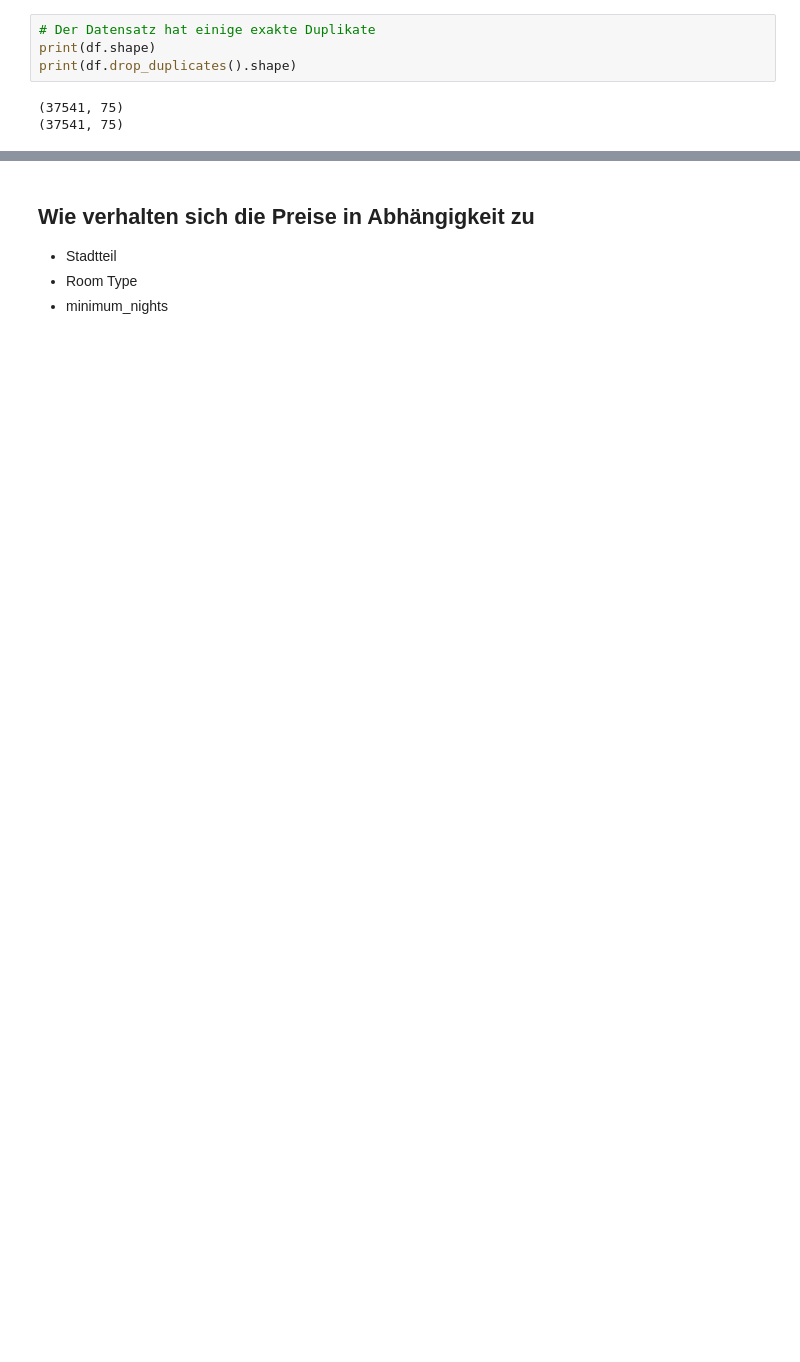
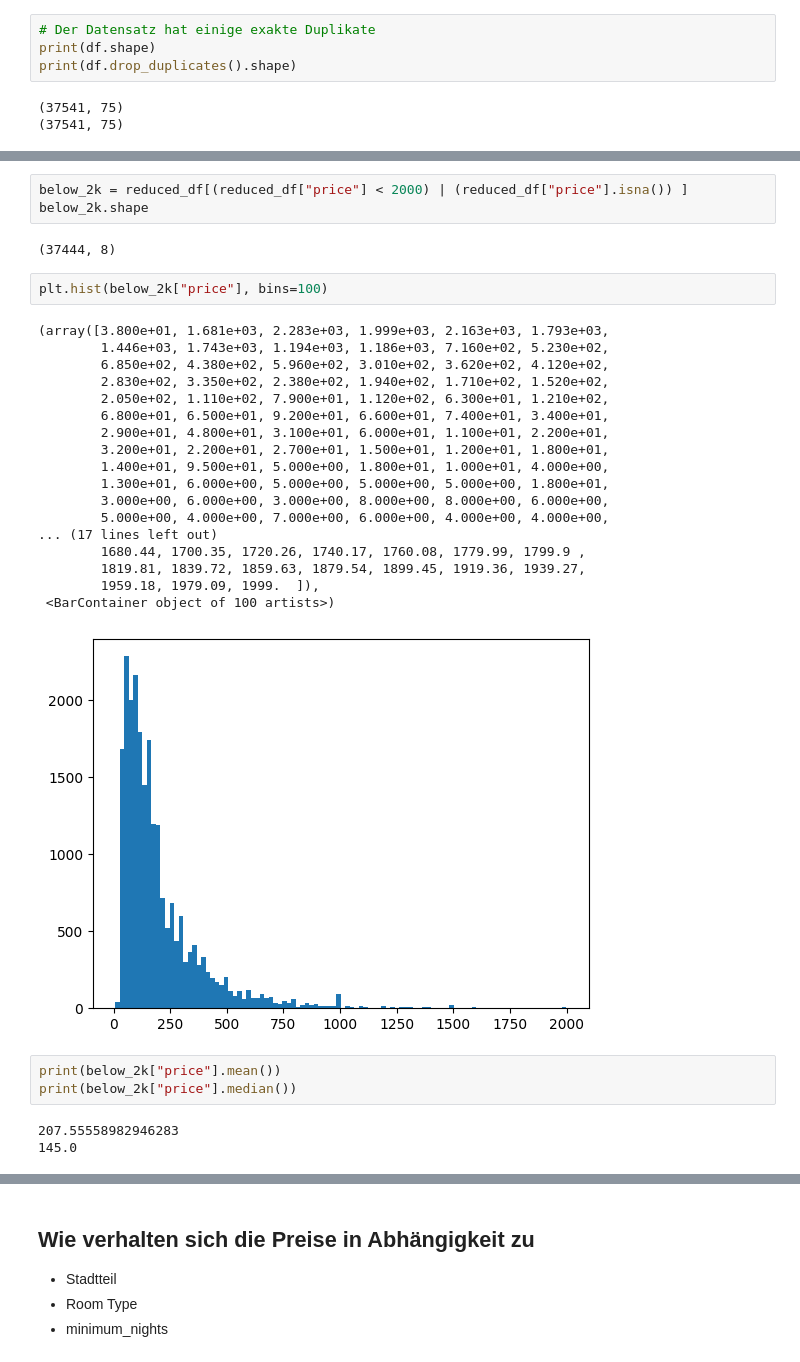
Before and after one commit to co-dex-gmbh/python-data-science-g5, a Jupyter notebook: woche1/airbnb/notebooks/live-original-11-12-2024.ipynb, the cells around one changed output, grey strips where cells are left out. Drawn from its saved outputs; the diff is of its cells as text; blank space fills up the shorter version.

```diff
--- a/woche1/airbnb/notebooks/live-original-11-12-2024.ipynb
+++ b/woche1/airbnb/notebooks/live-original-11-12-2024.ipynb
@@ -94 +270,33 @@ sns.boxplot(df["price"])
+# %%
+below_2k = reduced_df[(reduced_df["price"] < 2000) | (reduced_df["price"].isna()) ]
+below_2k.shape
+# %% [output]
+(37444, 8)
+# %%
+plt.hist(below_2k["price"], bins=100)
+# %% [output]
+(array([3.800e+01, 1.681e+03, 2.283e+03, 1.999e+03, 2.163e+03, 1.793e+03,
+        1.446e+03, 1.743e+03, 1.194e+03, 1.186e+03, 7.160e+02, 5.230e+02,
+        6.850e+02, 4.380e+02, 5.960e+02, 3.010e+02, 3.620e+02, 4.120e+02,
+        2.830e+02, 3.350e+02, 2.380e+02, 1.940e+02, 1.710e+02, 1.520e+02,
+        2.050e+02, 1.110e+02, 7.900e+01, 1.120e+02, 6.300e+01, 1.210e+02,
+        6.800e+01, 6.500e+01, 9.200e+01, 6.600e+01, 7.400e+01, 3.400e+01,
+        2.900e+01, 4.800e+01, 3.100e+01, 6.000e+01, 1.100e+01, 2.200e+01,
+        3.200e+01, 2.200e+01, 2.700e+01, 1.500e+01, 1.200e+01, 1.800e+01,
+        1.400e+01, 9.500e+01, 5.000e+00, 1.800e+01, 1.000e+01, 4.000e+00,
+        1.300e+01, 6.000e+00, 5.000e+00, 5.000e+00, 5.000e+00, 1.800e+01,
+        3.000e+00, 6.000e+00, 3.000e+00, 8.000e+00, 8.000e+00, 6.000e+00,
+        5.000e+00, 4.000e+00, 7.000e+00, 6.000e+00, 4.000e+00, 4.000e+00,
+... (17 lines left out)
+        1680.44, 1700.35, 1720.26, 1740.17, 1760.08, 1779.99, 1799.9 ,
+        1819.81, 1839.72, 1859.63, 1879.54, 1899.45, 1919.36, 1939.27,
+        1959.18, 1979.09, 1999.  ]),
+ <BarContainer object of 100 artists>)
+[figure, added]
+# %%
+print(below_2k["price"].mean())
+print(below_2k["price"].median())
+# %% [output]
+207.55558982946283
+145.0
 # %%
```
Also changed, not shown: parts of 50 cells of this notebook.
